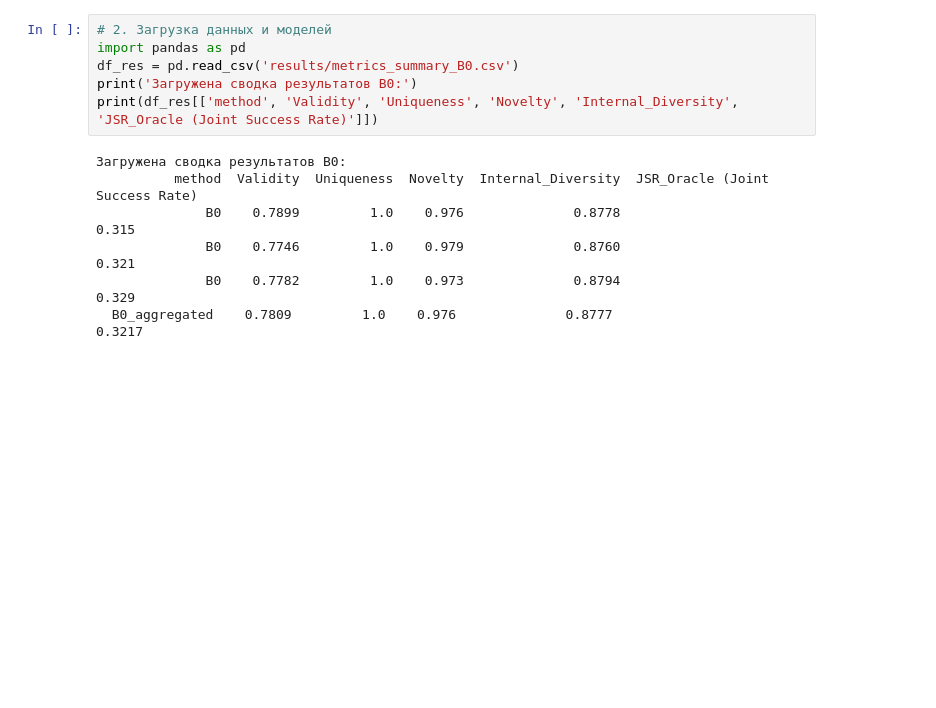
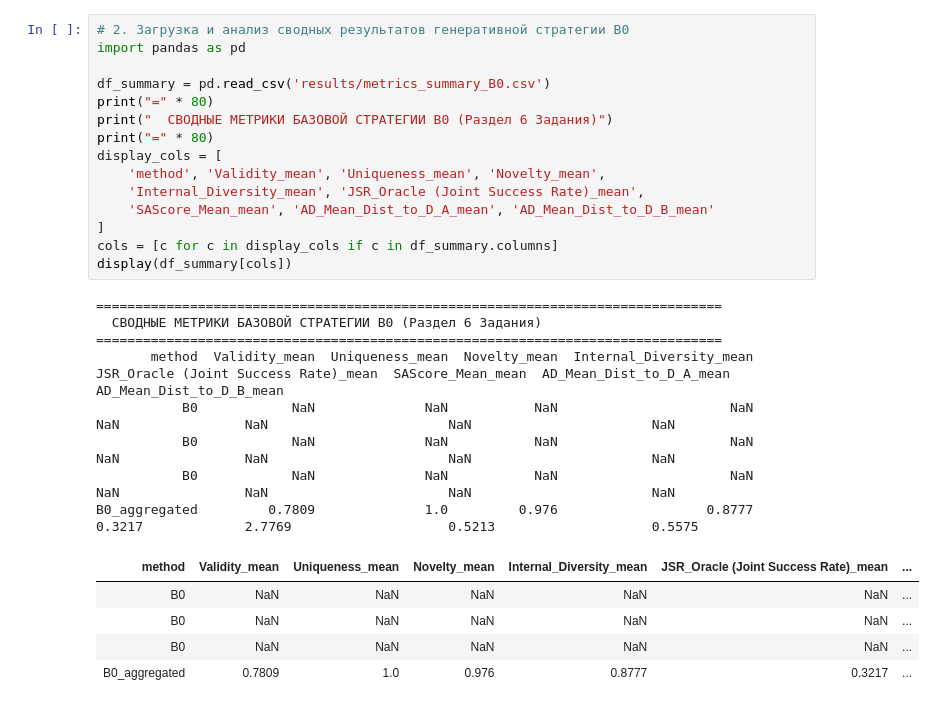
Before and after one commit to suharevalexey/Case, a Jupyter notebook: MOST_UV_End_to_End_Colab.ipynb, the cells around one changed output. Drawn from its saved outputs; the diff is of its cells as text; blank space fills up the shorter version.

```diff
--- a/MOST_UV_End_to_End_Colab.ipynb
+++ b/MOST_UV_End_to_End_Colab.ipynb
@@ -16,13 +36,29 @@ print('Среда готова. Python:', sys.version)
 # %%
-# 2. Загрузка данных и моделей
+# 2. Загрузка и анализ сводных результатов генеративной стратегии B0
 import pandas as pd
-df_res = pd.read_csv('results/metrics_summary_B0.csv')
-print('Загружена сводка результатов B0:')
-print(df_res[['method', 'Validity', 'Uniqueness', 'Novelty', 'Internal_Diversity', 'JSR_Oracle (Joint Success Rate)']])
+
+df_summary = pd.read_csv('results/metrics_summary_B0.csv')
+print("=" * 80)
+print("  СВОДНЫЕ МЕТРИКИ БАЗОВОЙ СТРАТЕГИИ B0 (Раздел 6 Задания)")
+print("=" * 80)
+display_cols = [
+    'method', 'Validity_mean', 'Uniqueness_mean', 'Novelty_mean',
+    'Internal_Diversity_mean', 'JSR_Oracle (Joint Success Rate)_mean',
+    'SAScore_Mean_mean', 'AD_Mean_Dist_to_D_A_mean', 'AD_Mean_Dist_to_D_B_mean'
+]
+cols = [c for c in display_cols if c in df_summary.columns]
+display(df_summary[cols])
 # %% [output]
-Загружена сводка результатов B0:
-          method  Validity  Uniqueness  Novelty  Internal_Diversity  JSR_Oracle (Joint Success Rate)
-              B0    0.7899         1.0    0.976              0.8778                            0.315
-              B0    0.7746         1.0    0.979              0.8760                            0.321
-              B0    0.7782         1.0    0.973              0.8794                            0.329
-  B0_aggregated    0.7809         1.0    0.976              0.8777                            0.3217
+================================================================================
+  СВОДНЫЕ МЕТРИКИ БАЗОВОЙ СТРАТЕГИИ B0 (Раздел 6 Задания)
+================================================================================
+       method  Validity_mean  Uniqueness_mean  Novelty_mean  Internal_Diversity_mean  JSR_Oracle (Joint Success Rate)_mean  SAScore_Mean_mean  AD_Mean_Dist_to_D_A_mean  AD_Mean_Dist_to_D_B_mean
+           B0            NaN              NaN           NaN                      NaN                                   NaN                NaN                       NaN                       NaN
+           B0            NaN              NaN           NaN                      NaN                                   NaN                NaN                       NaN                       NaN
+           B0            NaN              NaN           NaN                      NaN                                   NaN                NaN                       NaN                       NaN
+B0_aggregated         0.7809              1.0         0.976                   0.8777                                0.3217             2.7769                    0.5213                    0.5575
+| method | Validity_mean | Uniqueness_mean | Novelty_mean | Internal_Diversity_mean | JSR_Oracle (Joint Success Rate)_mean | ... |
+| B0 | NaN | NaN | NaN | NaN | NaN | ... |
+| B0 | NaN | NaN | NaN | NaN | NaN | ... |
+| B0 | NaN | NaN | NaN | NaN | NaN | ... |
+| B0_aggregated | 0.7809 | 1.0 | 0.976 | 0.8777 | 0.3217 | ... |
```
Also changed, not shown: parts of 6 cells of this notebook, 4 other files.
